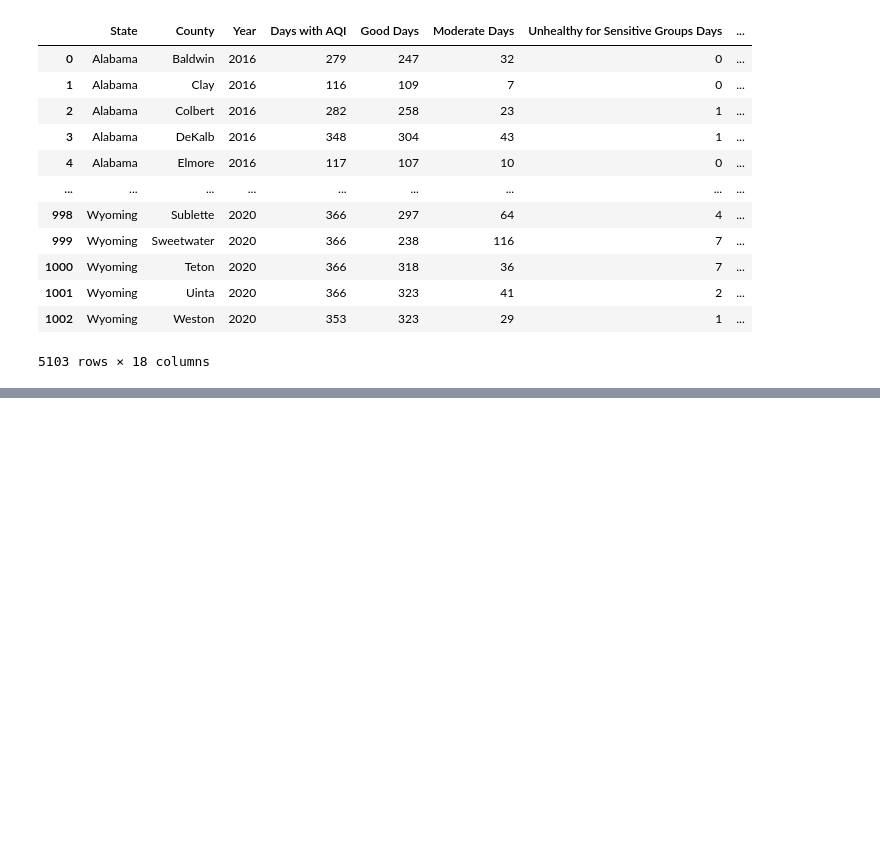
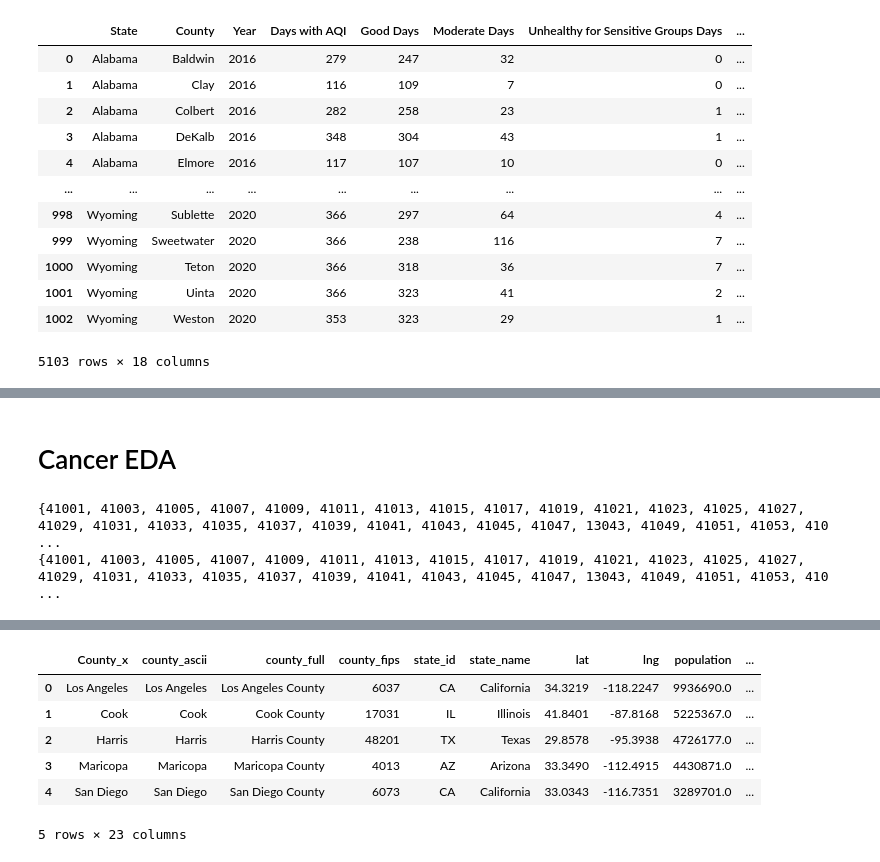
Before and after one commit to TheDeafOne/aqi-and-cancer, a Jupyter notebook: aqi_cancer_eda.ipynb, the cells around one changed output, grey strips where cells are left out. Cells and saved outputs as stored; diff of their text form; code cells hidden in the pictures; blank space fills up the shorter version.

```diff
--- a/aqi_cancer_eda.ipynb
+++ b/aqi_cancer_eda.ipynb
@@ -57,0 +90,21 @@ compile_aqi_data()
+# %% [markdown]
+# Cancer EDA
+# %%
+coords_df = get_uscounties()
+cancer_df = get_cancer_data()
+set1 = set(coords_df["county_fips"].unique())
+set2 = set(cancer_df["FIPS"].unique())
+print(set1 - (set2 - set1))
+print(set2 - (set1 - set2))
+merged = coords_df.merge(cancer_df, left_on="county_fips", right_on="FIPS", how='outer')
+merged.head()
+# fig = px.scatter_geo(
+#     cancer_df_with_coord,
+#     lat='lat',
+#     lon='lng',
+# )
+# fig.show()
+# cancer_df_with_coord.head()
+# %% [output]
+{41001, 41003, 41005, 41007, 41009, 41011, 41013, 41015, 41017, 41019, 41021, 41023, 41025, 41027, 41029, 41031, 41033, 41035, 41037, 41039, 41041, 41043, 41045, 41047, 13043, 41049, 41051, 41053, 410 ...
+{41001, 41003, 41005, 41007, 41009, 41011, 41013, 41015, 41017, 41019, 41021, 41023, 41025, 41027, 41029, 41031, 41033, 41035, 41037, 41039, 41041, 41043, 41045, 41047, 13043, 41049, 41051, 41053, 410 ...
@@ -57,0 +112,7 @@ compile_aqi_data()
+|  | County_x | county_ascii | county_full | county_fips | state_id | state_name | lat | lng | population | ... |
+| 0 | Los Angeles | Los Angeles | Los Angeles County | 6037 | CA | California | 34.3219 | -118.2247 | 9936690.0 | ... |
+| 1 | Cook | Cook | Cook County | 17031 | IL | Illinois | 41.8401 | -87.8168 | 5225367.0 | ... |
+| 2 | Harris | Harris | Harris County | 48201 | TX | Texas | 29.8578 | -95.3938 | 4726177.0 | ... |
+| 3 | Maricopa | Maricopa | Maricopa County | 4013 | AZ | Arizona | 33.3490 | -112.4915 | 4430871.0 | ... |
+| 4 | San Diego | San Diego | San Diego County | 6073 | CA | California | 33.0343 | -116.7351 | 3289701.0 | ... |
+5 rows × 23 columns
```
Also changed, not shown: parts of 4 cells of this notebook, 1 other file.
